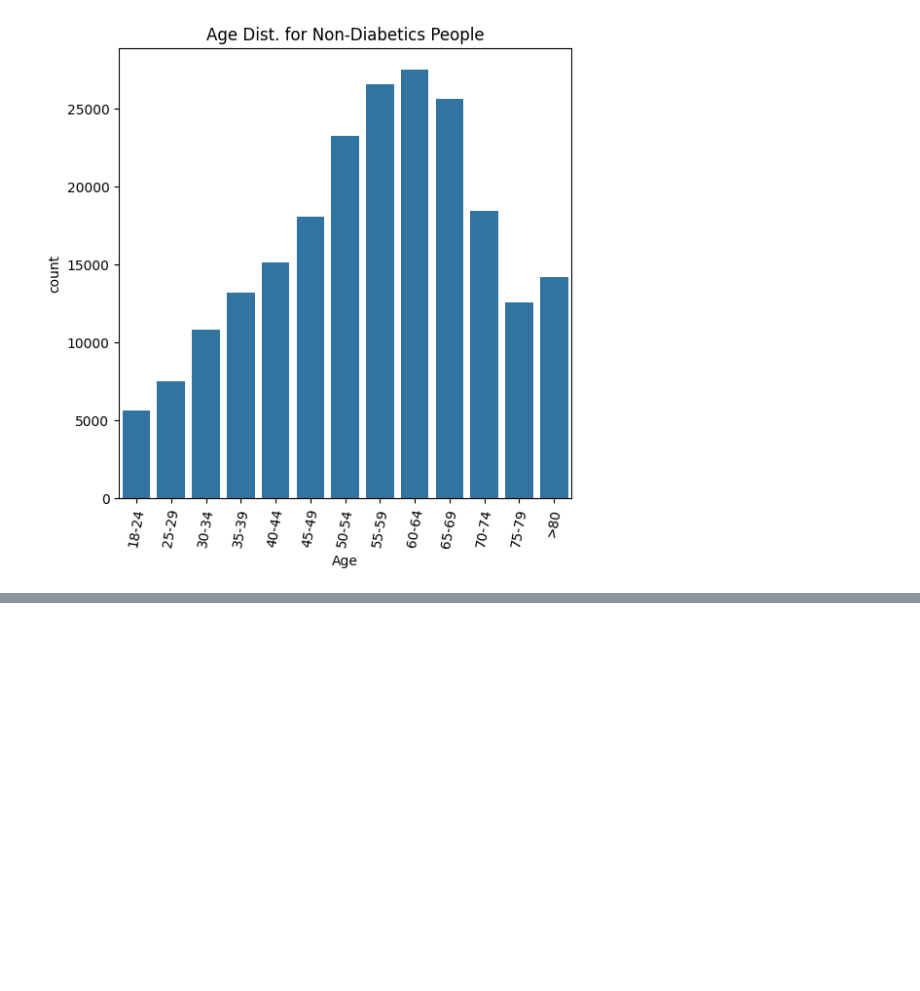
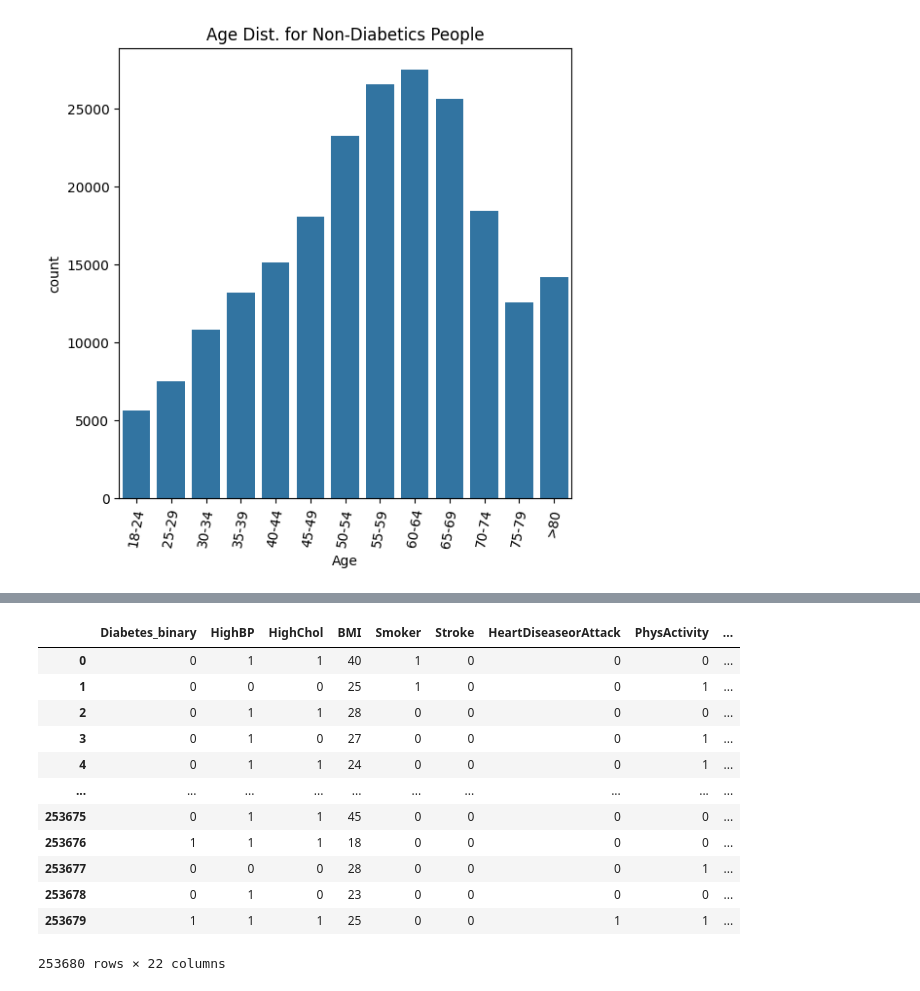
Before and after one commit to Pankaj-2003/wids_diabetes, a Jupyter notebook: wids_diabetes.ipynb, the cells around one changed output, grey strips where cells are left out. Cells and saved outputs as stored; diff of their text form; code cells hidden in the pictures; blank space fills up the shorter version.

```diff
--- a/wids_diabetes.ipynb
+++ b/wids_diabetes.ipynb
@@ -111,0 +304,5 @@ ax.set_xticklabels(['18-24', '25-29', '30-34', '35-39', '40-44', '45-49', '50-54
+# %%
+train2 = train.drop(['Fruits', 'Veggies', 'AnyHealthcare', 'NoDocbcCost', 'Income',
+              'Education', 'CholCheck'],axis=1)
+# %%
+train3 = train2.copy()
@@ -111,0 +319,16 @@ ax.set_xticklabels(['18-24', '25-29', '30-34', '35-39', '40-44', '45-49', '50-54
+# %%
+train3
+# %% [output]
+|  | Diabetes_binary | HighBP | HighChol | BMI | Smoker | Stroke | HeartDiseaseorAttack | PhysActivity | ... |
+| 0 | 0 | 1 | 1 | 40 | 1 | 0 | 0 | 0 | ... |
+| 1 | 0 | 0 | 0 | 25 | 1 | 0 | 0 | 1 | ... |
+| 2 | 0 | 1 | 1 | 28 | 0 | 0 | 0 | 0 | ... |
+| 3 | 0 | 1 | 0 | 27 | 0 | 0 | 0 | 1 | ... |
+| 4 | 0 | 1 | 1 | 24 | 0 | 0 | 0 | 1 | ... |
+| ... | ... | ... | ... | ... | ... | ... | ... | ... | ... |
+| 253675 | 0 | 1 | 1 | 45 | 0 | 0 | 0 | 0 | ... |
+| 253676 | 1 | 1 | 1 | 18 | 0 | 0 | 0 | 0 | ... |
+| 253677 | 0 | 0 | 0 | 28 | 0 | 0 | 0 | 1 | ... |
+| 253678 | 0 | 1 | 0 | 23 | 0 | 0 | 0 | 0 | ... |
+| 253679 | 1 | 1 | 1 | 25 | 0 | 0 | 1 | 1 | ... |
+253680 rows × 22 columns
```
Also changed, not shown: parts of 33 cells of this notebook.
